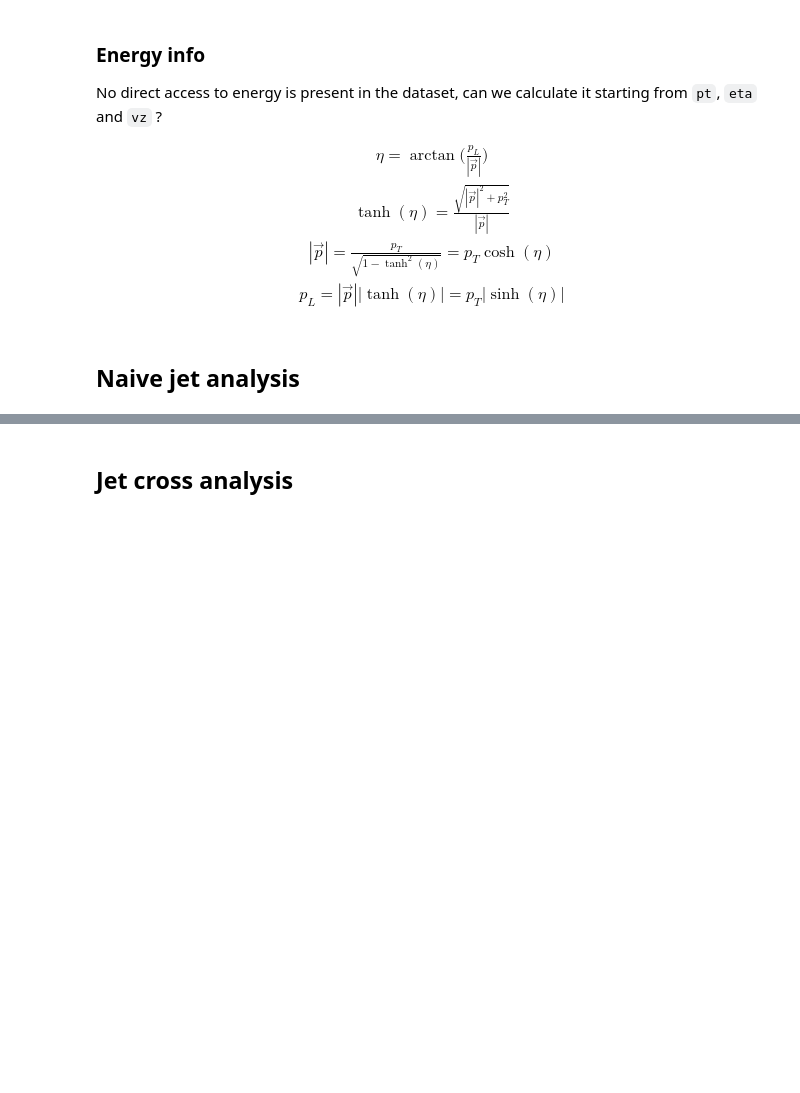
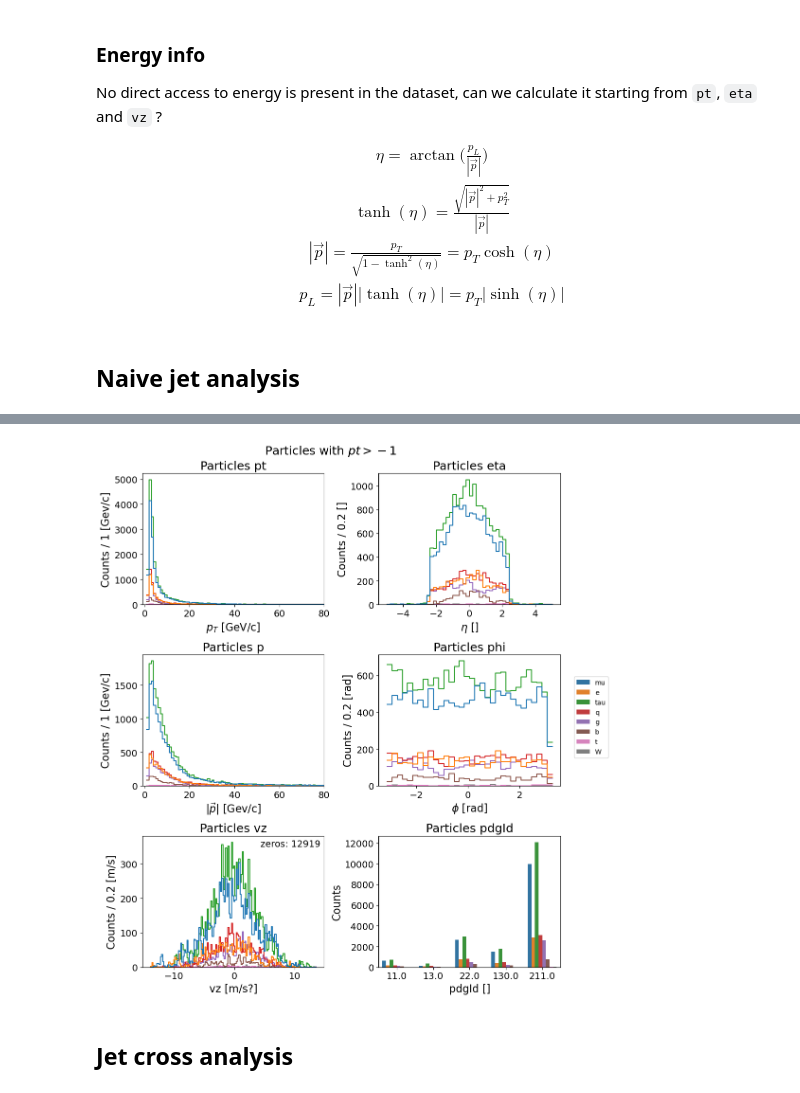
Before and after one commit to c0pp1/TTN4HEP, a Jupyter notebook: eda/eda.ipynb, the cells around one changed output, grey strips where cells are left out. Cells and saved outputs as stored; diff of their text form; code cells hidden in the pictures; blank space fills up the shorter version.

```diff
--- a/eda/eda.ipynb
+++ b/eda/eda.ipynb
@@ -341,0 +370,92 @@ Text(0.5, 0.98, 'Jets')
+# %%
+
+# simple 1D hists of particle quantities
+fig, axs = plt.subplots(3, 2, figsize=(10, 12), tight_layout=True)
+
+bw=1
+# pt
+crosspart_pt_df = crossing_df_minR[[particle+'pt' for particle in particle_colnames]].stack().reset_index(level=2, name='x')
+crosspart_pt_df['minR'] = crossing_df_minR['minR']
+crosspart_pt_df.drop('level_2', axis=1)
+
+sns.histplot(crosspart_pt_df[part_pt_df>-1.], x='x', binwidth=bw, hue='minR', element='step', fill=False, legend=False, ax=axs[0, 0])
+axs[0, 0].set_title('Particles pt', fontsize=FONTSIZE+2)
+axs[0, 0].set_xlabel(r'$p_T$ [GeV/c]', fontsize=FONTSIZE)
+axs[0, 0].set_ylabel(f'Counts / {bw} [Gev/c]', fontsize=FONTSIZE)
+axs[0, 0].tick_params(labelsize=FONTSIZE-2)
+axs[0, 0].set_xlim(-1, 80)
+#display_statistics(crosspart_pt_df[crosspart_pt_df>-1.], axs[0, 0], fontsize=FONTSIZE-2, align="right", x=0.95, y=0.9, step=0.07)
+
+bw=0.2
+# eta
+crosspart_eta_df = crossing_df_minR[[particle+'eta' for particle in particle_colnames]].stack().reset_index(level=2, name='x')
+crosspart_eta_df['minR'] = crossing_df_minR['minR']
+crosspart_eta_df.drop('level_2', axis=1)
+
+sns.histplot(crosspart_eta_df[part_pt_df>-1.], x='x', binwidth=bw, hue='minR', element='step', fill=False, legend=False, ax=axs[0, 1])
+axs[0, 1].set_title('Particles eta', fontsize=FONTSIZE+2)
+axs[0, 1].set_xlabel(r'$\eta$ []', fontsize=FONTSIZE)
+axs[0, 1].set_ylabel(f'Counts / {bw} []', fontsize=FONTSIZE)
+axs[0, 1].tick_params(labelsize=FONTSIZE-2)
+#display_statistics(crosspart_eta_df[part_pt_df>-1.], axs[0, 1], fontsize=FONTSIZE-2, align="right", x=0.98, y=0.93, step=0.07)
+
+bw=1
+# |p|
+crosspart_p_df = crosspart_pt_df[['x']]*np.cosh(crosspart_eta_df[['x']])
+crosspart_p_df['minR'] = crossing_df_minR['minR']
+#crosspart_p_df.drop('level_2', axis=1)
+
+sns.histplot(crosspart_p_df[part_pt_df>-1.], x='x', binwidth=bw, hue='minR', element='step', fill=False, legend=False, ax=axs[1, 0])
+axs[1, 0].set_title('Particles p', fontsize=FONTSIZE+2)
+axs[1, 0].set_xlabel(r'$|\vec{p}|$ [Gev/c]', fontsize=FONTSIZE)
+axs[1, 0].set_ylabel(f'Counts / {bw} [Gev/c]', fontsize=FONTSIZE)
+axs[1, 0].tick_params(labelsize=FONTSIZE-2)
+axs[1, 0].set_xlim(-1, 80)
+#display_statistics(crosspart_p_df[part_pt_df>-1.], axs[1, 0], fontsize=FONTSIZE-2, align="right", x=0.95, y=0.9, step=0.07)
+
+bw=0.2
+# phi
+crosspart_phi_df = crossing_df_minR[[particle+'phi' for particle in particle_colnames]].stack().reset_index(level=2, name='x')
+crosspart_phi_df['minR'] = crossing_df_minR['minR']
+crosspart_phi_df.drop('level_2', axis=1)
+
+sns.histplot(crosspart_phi_df[part_pt_df>-1.], x='x', binwidth=bw, hue='minR', element='step', fill=False, legend=False, ax=axs[1, 1])
+axs[1, 1].set_title('Particles phi', fontsize=FONTSIZE+2)
+axs[1, 1].set_xlabel(r'$\phi$ [rad]', fontsize=FONTSIZE)
+axs[1, 1].set_ylabel(f'Counts / {bw} [rad]', fontsize=FONTSIZE)
+axs[1, 1].tick_params(labelsize=FONTSIZE-2)
+#display_statistics(crosspart_phi_df[part_pt_df>-1.], axs[1, 1], fontsize=FONTSIZE-2, align="left", x=0.05, y=0.4, step=0.07)
+
+bw=0.2
+# vz
+crosspart_vz_df = crossing_df_minR[[particle+'vz' for particle in particle_colnames]].stack().reset_index(level=2, name='x')
+crosspart_vz_df['minR'] = crossing_df_minR['minR']
+crosspart_vz_df.drop('level_2', axis=1)
+
+sns.histplot(crosspart_vz_df[(part_pt_df>-1.) & (crosspart_vz_df['x'].abs()>0.)], x='x', binwidth=bw, hue='minR', element='step', fill=False, legend=False, ax=axs[2, 0])
+axs[2, 0].set_title('Particles vz', fontsize=FONTSIZE+2)
+axs[2, 0].set_xlabel('vz [m/s?]', fontsize=FONTSIZE)
+axs[2, 0].set_ylabel(f'Counts / {bw} [m/s]', fontsize=FONTSIZE)
+axs[2, 0].tick_params(labelsize=FONTSIZE-2)
+
+axs[2, 0].text(0.98, 0.92, f"zeros: {np.sum(~(crosspart_vz_df['x'].abs()>0.))}",  fontsize=FONTSIZE-2, transform=axs[2, 0].transAxes, ha='right')
+#display_statistics(crosspart_vz_df[part_pt_df>-1.], axs[2, 0], fontsize=FONTSIZE-2, align="left", x=0.04, y=0.9, step=0.07)
+
+# pdgId
+crosspart_pdgId_df = crossing_df_minR[[particle+'pdgId' for particle in particle_colnames]].stack().reset_index(level=2, name='x')
+crosspart_pdgId_df['x']=crosspart_pdgId_df['x'].abs()
+crosspart_pdgId_df['minR'] = crossing_df_minR['minR']
+crosspart_pdgId_df.drop('level_2', axis=1)
+
+sns.countplot(crosspart_pdgId_df[part_pt_df>-1.], x='x', hue='minR', ax=axs[2, 1])
+axs[2, 1].set_title('Particles pdgId', fontsize=FONTSIZE+2)
+axs[2, 1].set_xlabel('pdgId []', fontsize=FONTSIZE)
+axs[2, 1].set_ylabel('Counts', fontsize=FONTSIZE)
+axs[2, 1].tick_params(labelsize=FONTSIZE-2)
+handles, labels = axs[2, 1].get_legend_handles_labels()
+axs[2, 1].legend([], [], frameon=False)
+
+
+fig.suptitle(r'Particles with $pt >-1$', fontsize=FONTSIZE+2)
+fig.legend(handles, labels, loc='center', bbox_to_anchor=(1.05, 0.5))
+# %% [output]
@@ -341,0 +463 @@ Text(0.5, 0.98, 'Jets')
+[figure, added]
```
Also changed, not shown: parts of 14 cells of this notebook, 1 other file.
